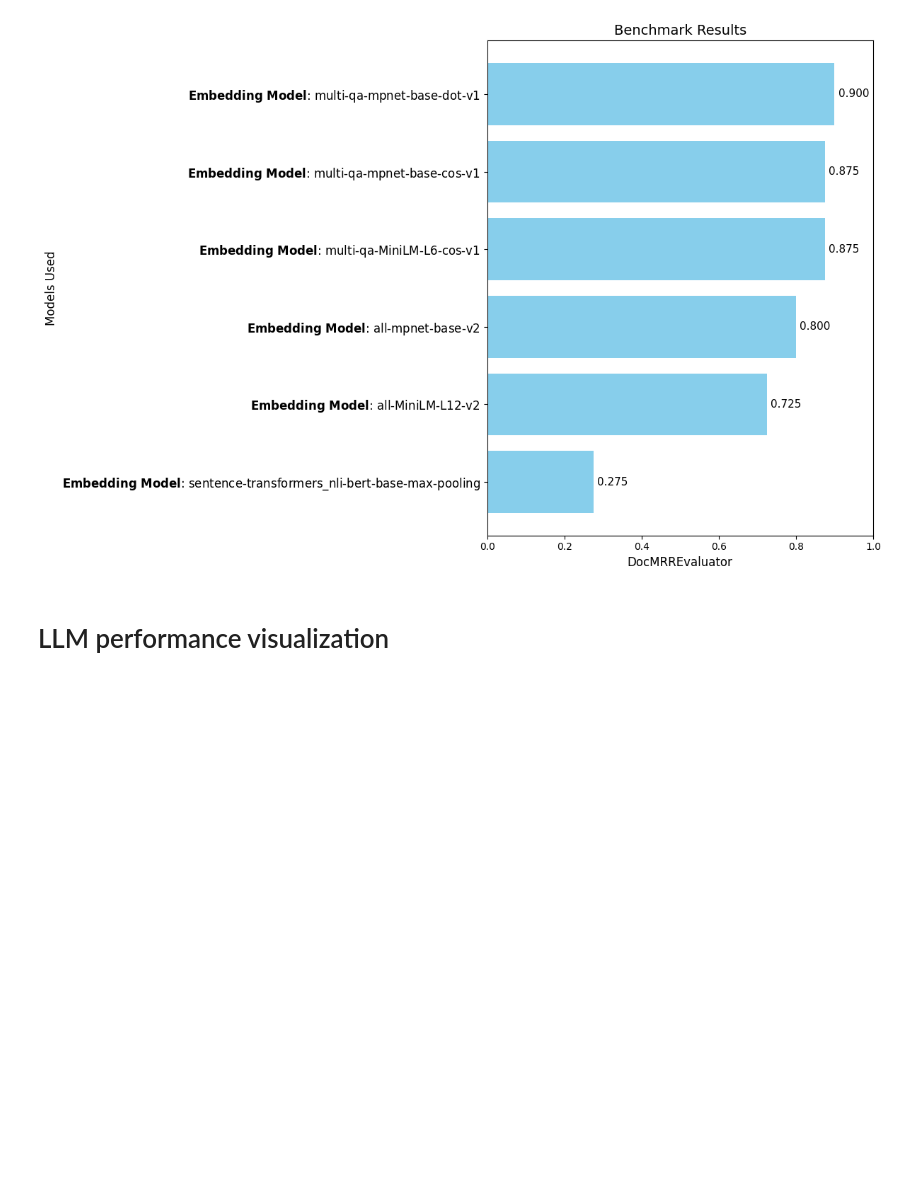
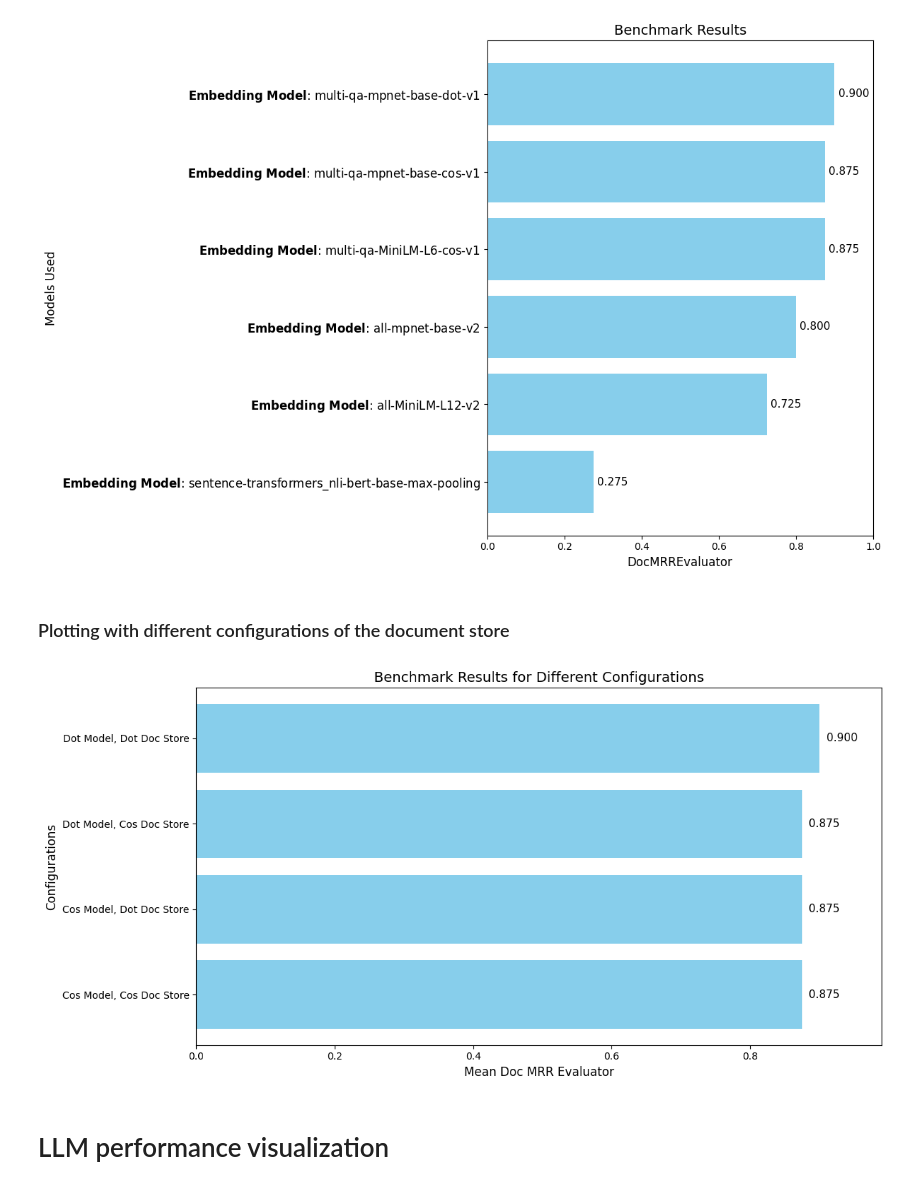
Before and after one commit to mategyerek/Capstone-RAG-project, a Jupyter notebook: Data Analysis Notebook.ipynb, the cells around one changed output. Saved outputs shown, nothing was run; the diff lists cells and outputs as text; code cells hidden in the pictures; blank space fills up the shorter version.

```diff
--- a/Data Analysis Notebook.ipynb
+++ b/Data Analysis Notebook.ipynb
@@ -441,6 +452,45 @@ plot_benchmark_results(results, pattern, 'DocMRREvaluator')
 # %% [output]
 Warning: 'doc_mrr_evaluator' column not found in results_gpt4o-mini_NO-RAG.csv
 [figure]
+# %% [markdown]
+### Plotting with different configurations of the document store
+# %%
+import pandas as pd
+import matplotlib.pyplot as plt
+
+# Relative filepaths with descriptive labels
+filepaths = {
+    "Cos Model, Cos Doc Store": 'results_cos_v_dot/results_multi-qa-mpnet-base-cos-v1_model_weights_Mistral-7B-Instruct-v0.3-Q4_K_M.gguf_0.6_1_cosine.csv',
+    "Cos Model, Dot Doc Store": 'results_cos_v_dot/results_multi-qa-mpnet-base-cos-v1_model_weights_Mistral-7B-Instruct-v0.3-Q4_K_M.gguf_0.6_1_dot.csv',
+    "Dot Model, Cos Doc Store": 'results_cos_v_dot/results_multi-qa-mpnet-base-dot-v1_model_weights_Mistral-7B-Instruct-v0.3-Q4_K_M.gguf_0.6_1_cosine.csv',
+    "Dot Model, Dot Doc Store": 'results_cos_v_dot/results_multi-qa-mpnet-base-dot-v1_model_weights_Mistral-7B-Instruct-v0.3-Q4_K_M.gguf_0.6_1_dot.csv'
+}
+
+# Compute the mean doc_mrr_evaluator for each configuration
+mean_results = {}
+for label, path in filepaths.items():
+    data = pd.read_csv(filepath_or_buffer=path)
+    mean_results[label] = data['doc_mrr_evaluator'].mean()
+
+# Plotting the results
+labels = list(mean_results.keys())
+values = list(mean_results.values())
+
+plt.figure(figsize=(12, 6))
+bars = plt.barh(labels, values, color='skyblue')
+plt.xlabel("Mean Doc MRR Evaluator", fontsize=12)
+plt.ylabel("Configurations", fontsize=12)
+plt.title("Benchmark Results for Different Configurations", fontsize=14)
+plt.xlim(0, max(values) * 1.1)
+plt.tight_layout()
+
+# Annotate bars
+for bar, value in zip(bars, values):
+    plt.text(value + 0.01, bar.get_y() + bar.get_height() / 2, f"{value:.3f}", va='center', fontsize=11)
+
+plt.show()
+# %% [output]
+[figure, added]
 # %% [markdown]
 # LLM performance visualization
 # %% [markdown]
```
Also changed, not shown: parts of 4 cells of this notebook, 8 other files.
